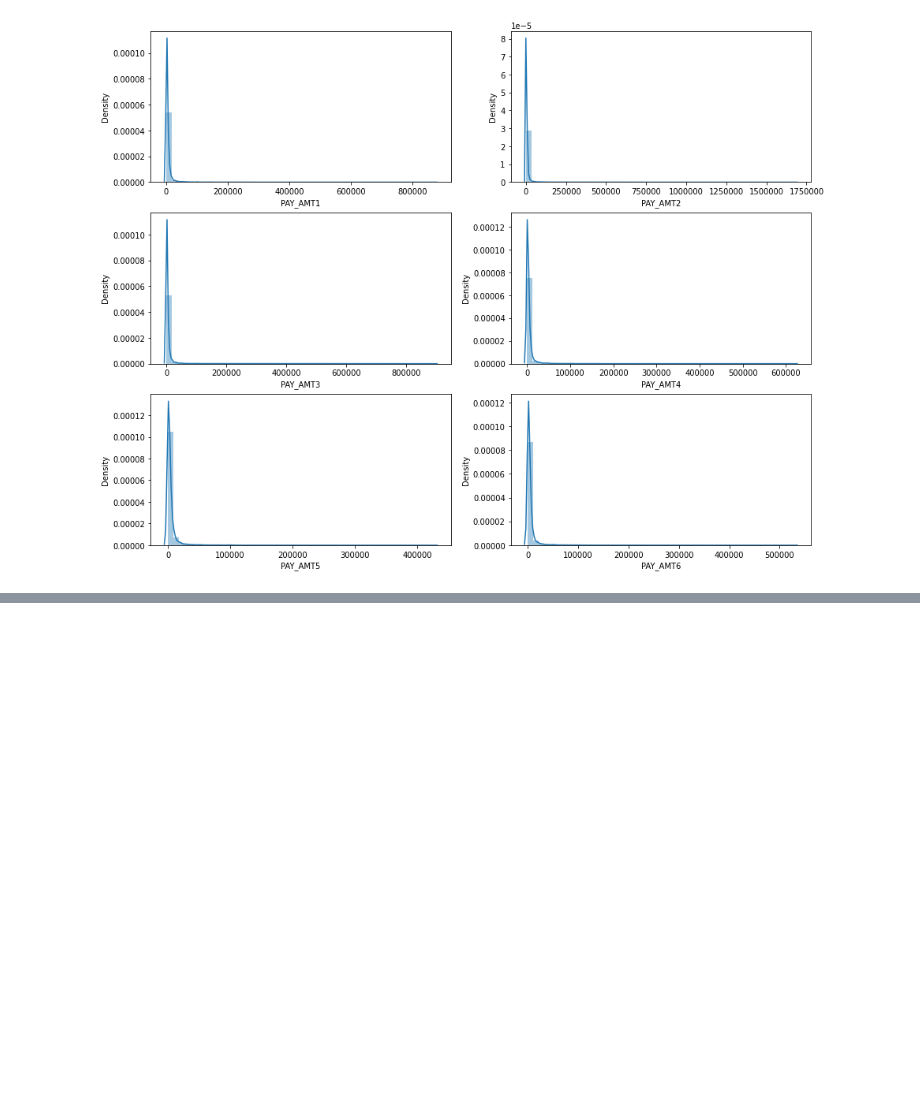
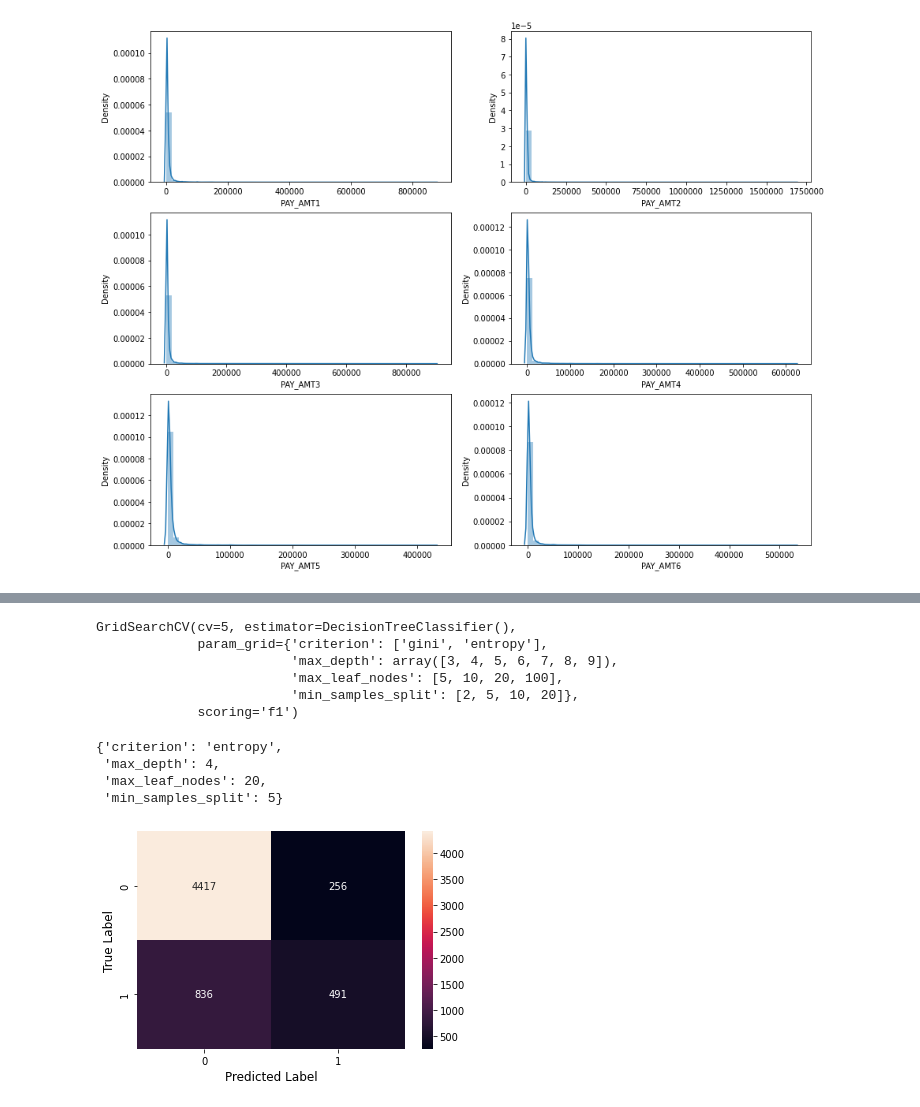
Before and after one commit to GaikwadSandesh/credit_card_fraud_detection, a Jupyter notebook: Credit_Card_Default_Prediction_Capstone_Project.ipynb, the cells around one changed output, grey strips where cells are left out. Cells and saved outputs as stored; diff of their text form; code cells hidden in the pictures; blank space fills up the shorter version.

Commit message:
Decision tree , random forest

```diff
--- a/Credit_Card_Default_Prediction_Capstone_Project.ipynb
+++ b/Credit_Card_Default_Prediction_Capstone_Project.ipynb
@@ -335,0 +356,35 @@ plt.show()
+# %%
+param_grid = {'max_depth': np.arange(3, 10),
+             'criterion' : ['gini','entropy'],
+             'max_leaf_nodes': [5,10,20,100],
+             'min_samples_split': [2, 5, 10, 20]}
+# %%
+grid_tree = GridSearchCV(DecisionTreeClassifier(), param_grid, cv = 5, scoring= 'f1')
+# %%
+grid_tree.fit(X_train, y_train)
+# %% [output]
+GridSearchCV(cv=5, estimator=DecisionTreeClassifier(),
+             param_grid={'criterion': ['gini', 'entropy'],
+                         'max_depth': array([3, 4, 5, 6, 7, 8, 9]),
+                         'max_leaf_nodes': [5, 10, 20, 100],
+                         'min_samples_split': [2, 5, 10, 20]},
+             scoring='f1')
+# %%
+grid_tree.best_params_
+# %% [output]
+{'criterion': 'entropy',
+ 'max_depth': 4,
+ 'max_leaf_nodes': 20,
+ 'min_samples_split': 5}
+# %%
+pred_gt = grid_tree.predict(X_test)
+# %%
+gt_confusion_matrix = metrics.confusion_matrix(y_test, pred_gt)
+sns.heatmap(gt_confusion_matrix, annot=True, fmt="d")
+
+plt.xlabel("Predicted Label", fontsize= 12)
+plt.ylabel("True Label", fontsize= 12)
+
+plt.show()
+# %% [output]
+[figure, added]
```
Also changed, not shown: parts of 33 cells of this notebook.
